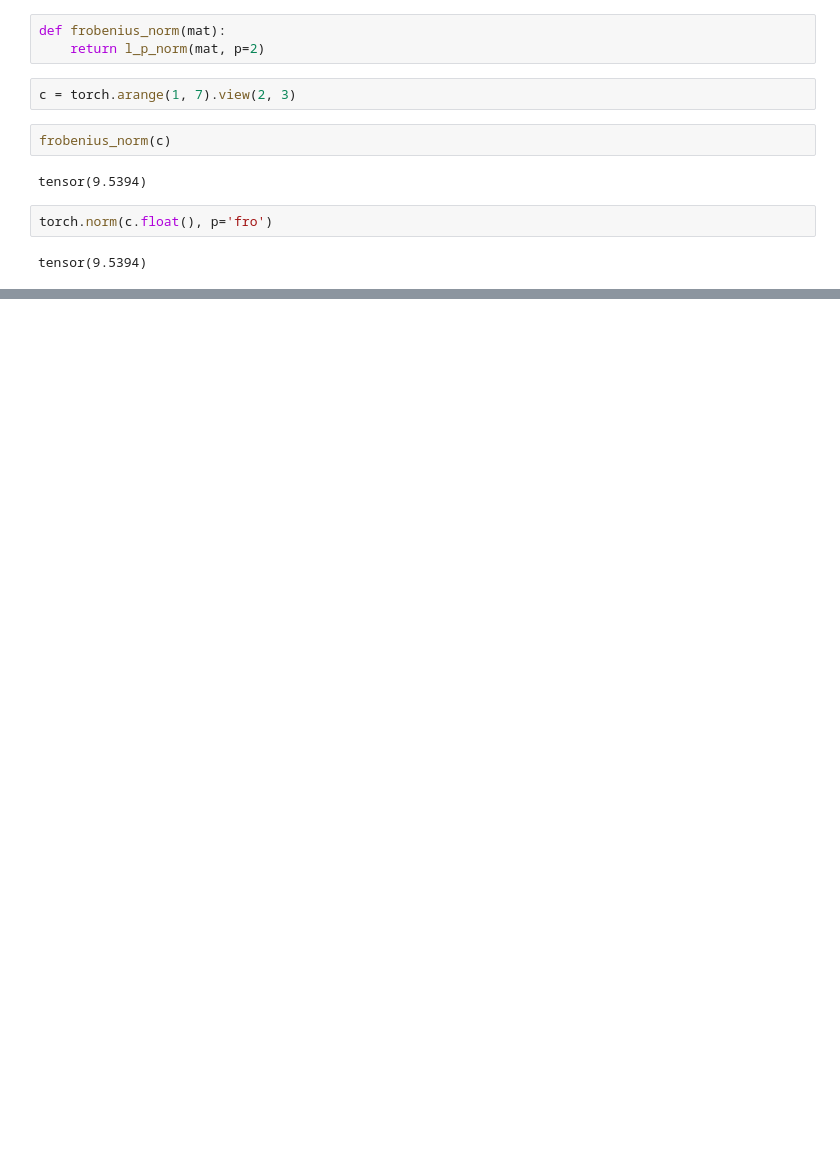
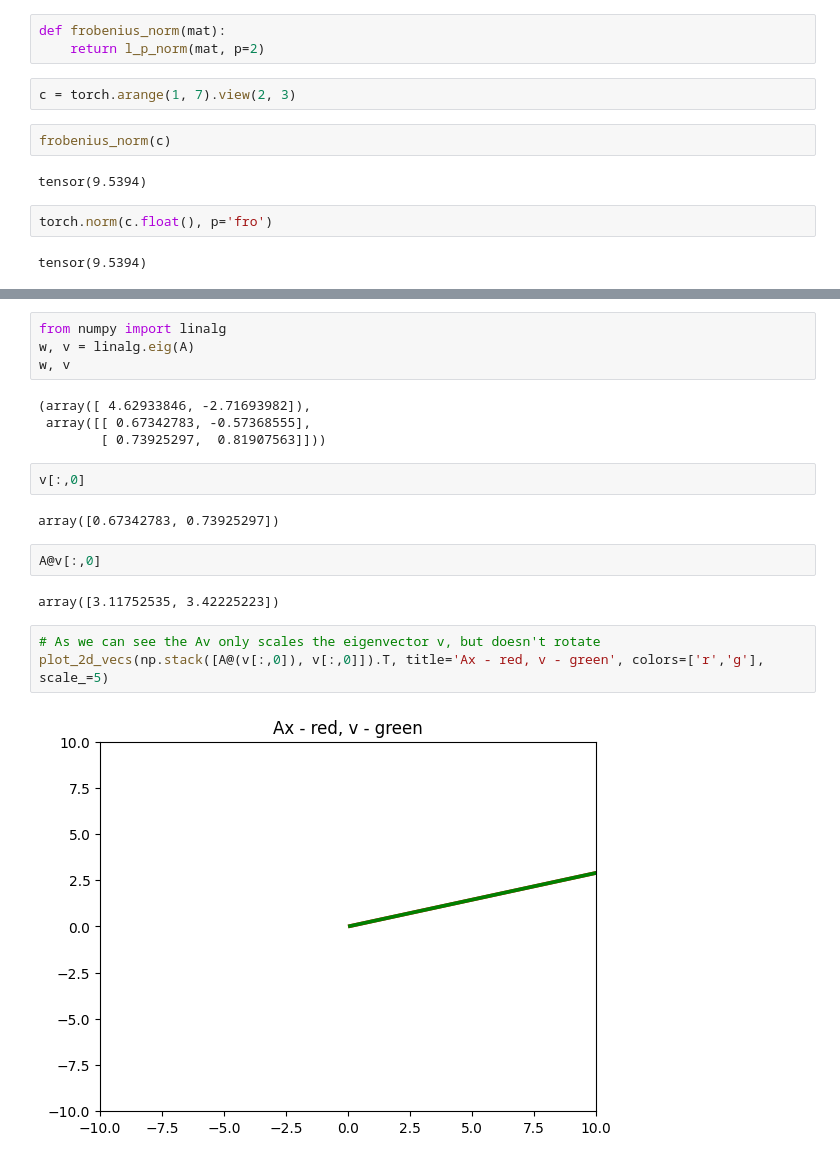
Before and after one commit to PravinHaligonda/Deep-Learning, a Jupyter notebook: Linear-Algebra/linear-algebra.ipynb, the cells around one changed output, grey strips where cells are left out. Cells and saved outputs as stored; diff of their text form; blank space fills up the shorter version.

```diff
--- a/Linear-Algebra/linear-algebra.ipynb
+++ b/Linear-Algebra/linear-algebra.ipynb
@@ -62,0 +119,21 @@ tensor(9.5394)
+# %%
+from numpy import linalg
+w, v = linalg.eig(A)
+w, v
+# %% [output]
+(array([ 4.62933846, -2.71693982]),
+ array([[ 0.67342783, -0.57368555],
+        [ 0.73925297,  0.81907563]]))
+# %%
+v[:,0]
+# %% [output]
+array([0.67342783, 0.73925297])
+# %%
+A@v[:,0]
+# %% [output]
+array([3.11752535, 3.42225223])
+# %%
+# As we can see the Av only scales the eigenvector v, but doesn't rotate
+plot_2d_vecs(np.stack([A@(v[:,0]), v[:,0]]).T, title='Ax - red, v - green', colors=['r','g'], scale_=5)
+# %% [output]
+[figure, added]
```
Also changed, not shown: parts of 40 cells of this notebook.
